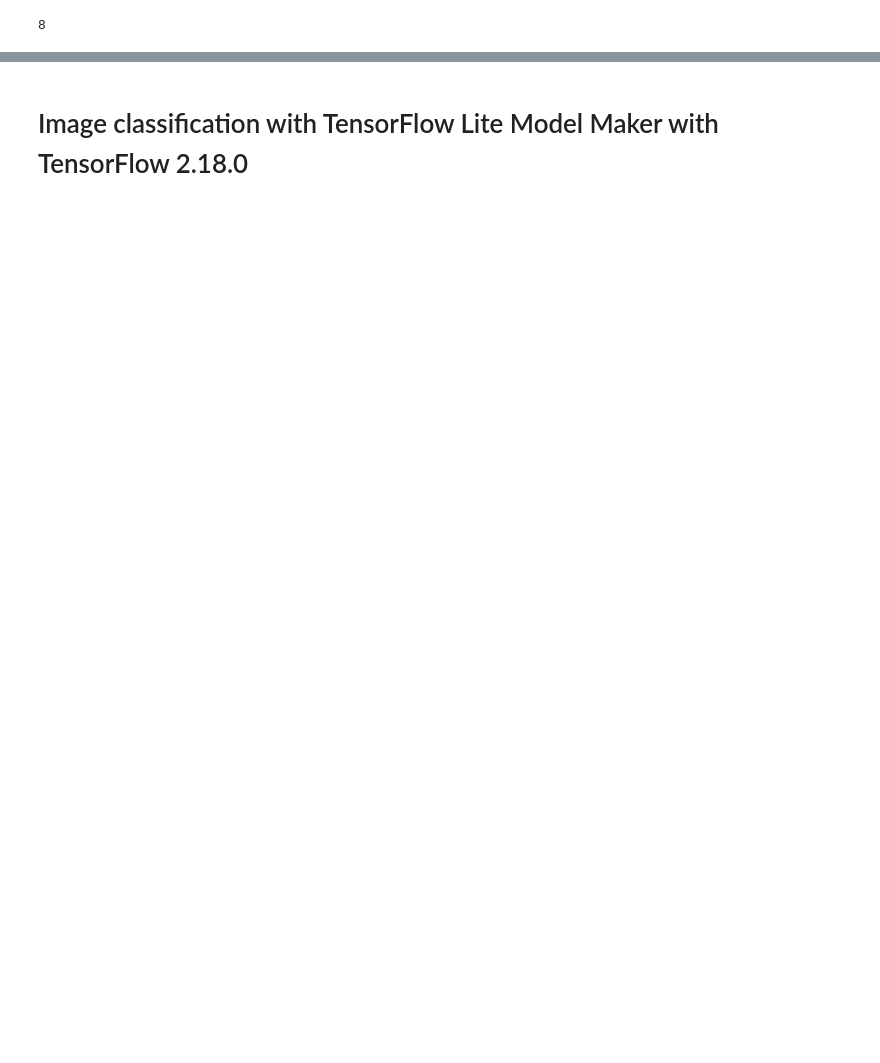
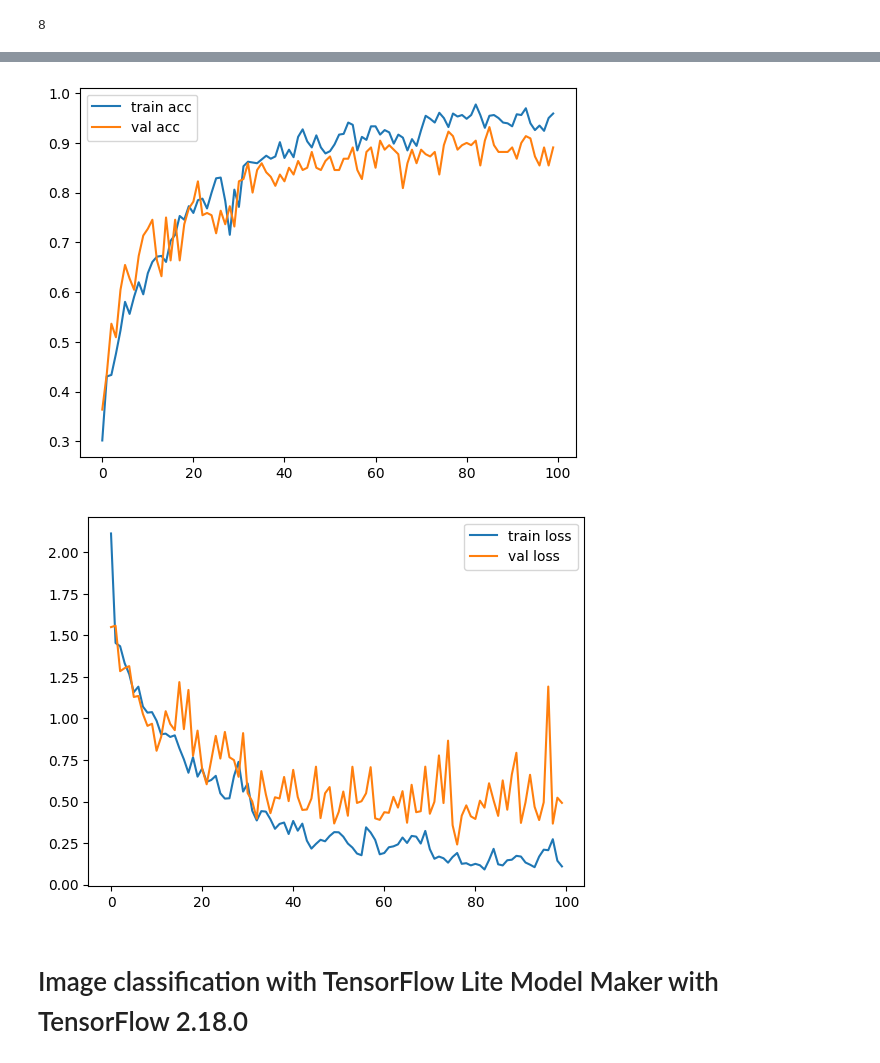
Before and after one commit to TrainingBear/OPSI-Project-AndroidApplication, a Jupyter notebook: tensorflow_examples/lite/model_maker/demo/image_classification.ipynb, the cells around one changed output, grey strips where cells are left out. Saved outputs shown, nothing was run; the diff lists cells and outputs as text; code cells hidden in the pictures; blank space fills up the shorter version.

Commit message:
GOATED MODEL

```diff
--- a/tensorflow_examples/lite/model_maker/demo/image_classification.ipynb
+++ b/tensorflow_examples/lite/model_maker/demo/image_classification.ipynb
@@ -72,7 +70,9 @@ print(path)
 batch = 32 #@param
 p = 320 #@param
 l = 320 #@param
-split = 0.2 # @param {"type":"number"}
+
+# data set yang akan di latih dan validasi
+split = 0.25 # @param {"type":"number"}
 
 training_dataset = tf.keras.utils.image_dataset_from_directory(
     path,
@@ -81,7 +81,7 @@ training_dataset = tf.keras.utils.image_dataset_from_directory(
     color_mode="rgb",
     batch_size=batch,
 
-    validation_split=split, #80% dataset yang akan di latih
+    validation_split=split,
     subset="training",
     seed=1,
 
@@ -96,7 +96,7 @@ validation_dataset = tf.keras.utils.image_dataset_from_directory(
     color_mode="rgb",
     batch_size=batch,
 
-    validation_split=split, #20% dataset yang akan diuji
+    validation_split=split,
     subset="validation",
     seed=1,
 
@@ -125,7 +125,7 @@ augmentation = tf.keras.Sequential([
 model = tf.keras.Sequential([
     tf.keras.layers.Input(shape=(p, l, 3)),
     tf.keras.layers.Rescaling(1./255),
-#    augmentation,
+    augmentation,
 
 #    tf.keras.layers.Conv2D(32, 3, activation='relu'),
     tf.keras.layers.Conv2D(32, 3, activation='relu'),
@@ -146,10 +146,10 @@ model = tf.keras.Sequential([
 # %% [output]
 8
 # %%
-#@title Melatih model dan validaasi model
+#@title Tahap Melatih model dan validaasi model
 
-rate = 0.001 # @param {"type":"number"}
-epoch = 50 # @param {"type":"integer"}
+rate = 0.0005 # @param {"type":"number"}
+epoch = 100 # @param {"type":"integer"}
 
 model.compile(
     optimizer=keras.optimizers.Adam(learning_rate=rate),
@@ -162,4 +162,10 @@ history = model.fit(
     validation_data=validation_dataset,
     epochs=epoch
 )
+
+model.save('model.keras')
+convert = tf.lite.TFLiteConverter.from_keras_model(tf.keras.models.load_model('model.keras'))
+tflite_model = convert.convert()
+with open("Tanah.tflite", "wb") as f:
+    f.write(tflite_model)
 # %% [output]
@@ -174,9 +189,17 @@ Epoch 4/50
 # %%
-#@title Statistik
+#@title Accuracy statistik graph
 plt.plot(history.history['accuracy'], label='train acc')
 plt.plot(history.history['val_accuracy'], label='val acc')
 plt.legend()
 plt.show()
+
+plt.plot(history.history['loss'], label='train loss')
+plt.plot(history.history['val_loss'], label='val loss')
+plt.legend()
+plt.show()
+# %% [output]
+[figure, added]
+[figure, added]
 # %% [markdown]
 # Image classification with TensorFlow Lite Model Maker with TensorFlow 2.18.0
 # %% [markdown]
```
Also changed, not shown: parts of 4 cells of this notebook.
